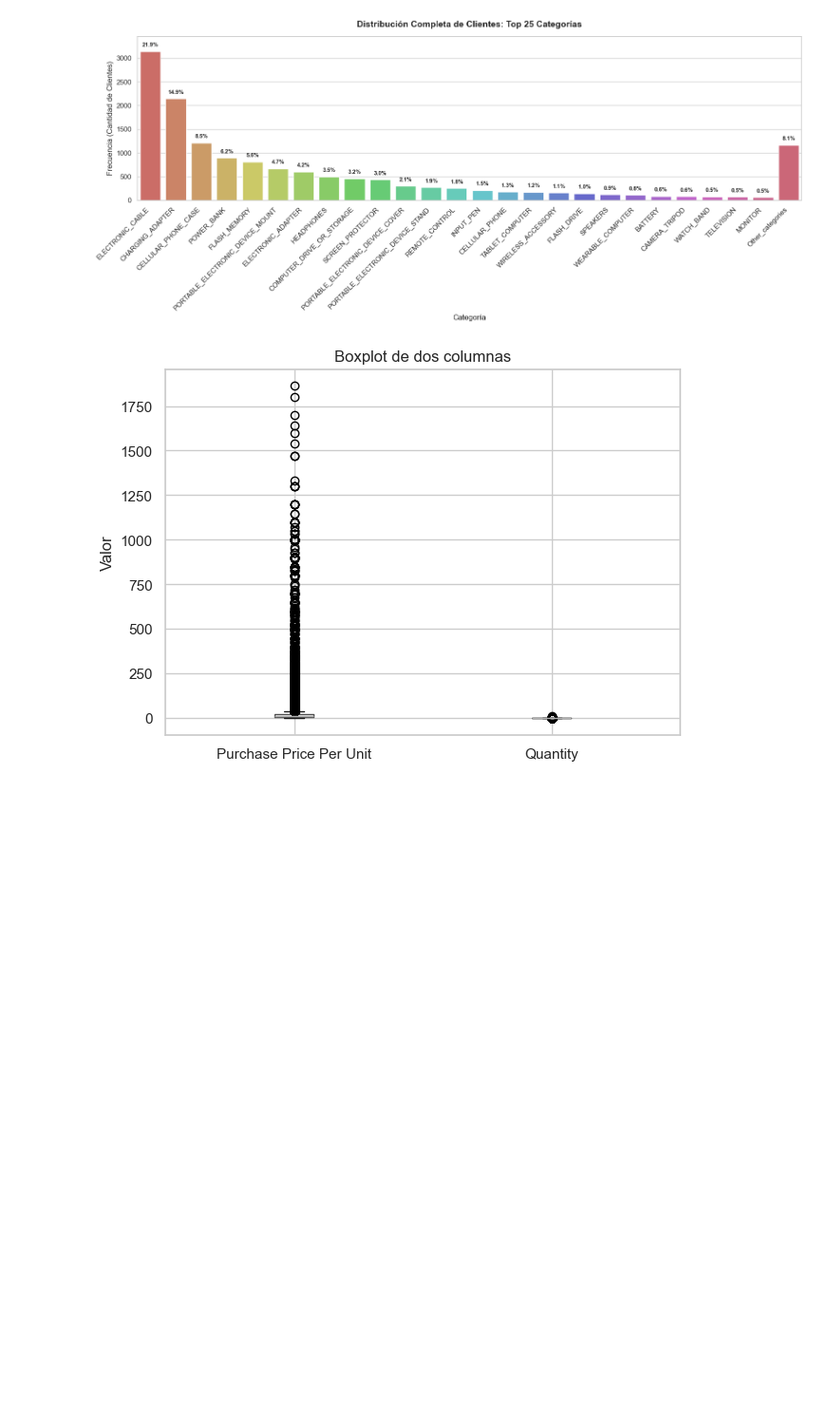
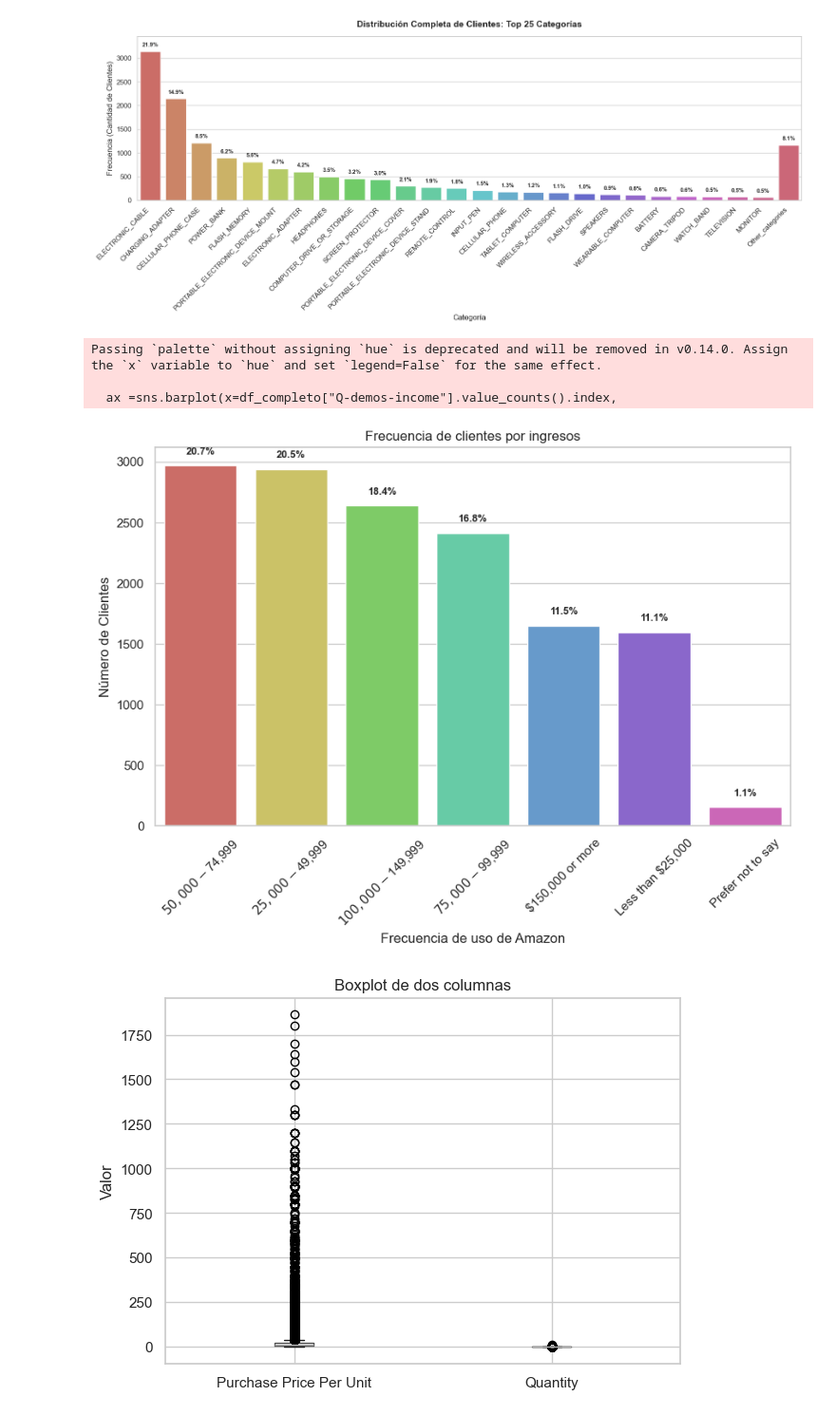
Before and after one commit to Th-msc-data-2026-ujav/Segmentacion-de-clientes-Samsung-SioW-SoW-y-Pow, a Jupyter notebook: segmentacion de clientes/plot.ipynb, the cells around one changed output. Shown at 95% size. Cells and saved outputs as stored; diff of their text form; code cells hidden in the pictures; blank space fills up the shorter version.

Commit message:
ingresos

```diff
--- a/segmentacion de clientes/plot.ipynb
+++ b/segmentacion de clientes/plot.ipynb
@@ -367,6 +367,40 @@ plt.tight_layout()
 plt.show()
 # %% [output]
 [figure]
+# %%
+# Gráfico de barras con porcentajes para ingresos
+plt.figure(figsize=(10,6))
+ax =sns.barplot(x=df_completo["Q-demos-income"].value_counts().index,
+            y=df_completo["Q-demos-income"].value_counts().values,
+             palette="hls")
+total_clientes = df_completo["Q-demos-income"].value_counts().sum()
+# 6. Añadir los porcentajes encima de cada barra (ahora sumarán el 100%)
+for bar in ax.patches:
+    altura = bar.get_height()
+    if altura > 0:
+        porcentaje = (altura / total_clientes) * 100
+        # Coloca el texto centrado justo arriba de la barra
+        ax.text(
+            bar.get_x() + bar.get_width() / 2.0,
+            altura + (total_clientes * 0.005),   # Margen dinámico para el texto
+            f'{porcentaje:.1f}%',
+            ha='center',
+            va='bottom',
+            fontsize=9,
+            fontweight='bold'
+        )
+plt.title("Frecuencia de clientes por ingresos")
+
+plt.xlabel("Frecuencia de uso de Amazon")
+plt.ylabel("Número de Clientes")
+sns.set(rc={'figure.figsize':(10,6)})
+plt.xticks(rotation=45)
+plt.show()
+# %% [output]
+Passing `palette` without assigning `hue` is deprecated and will be removed in v0.14.0. Assign the `x` variable to `hue` and set `legend=False` for the same effect.
+
+  ax =sns.barplot(x=df_completo["Q-demos-income"].value_counts().index,
+[figure, added]
 # %%
 # Boxplot de price y quantity
 cols = ["Purchase Price Per Unit", "Quantity"]
```
